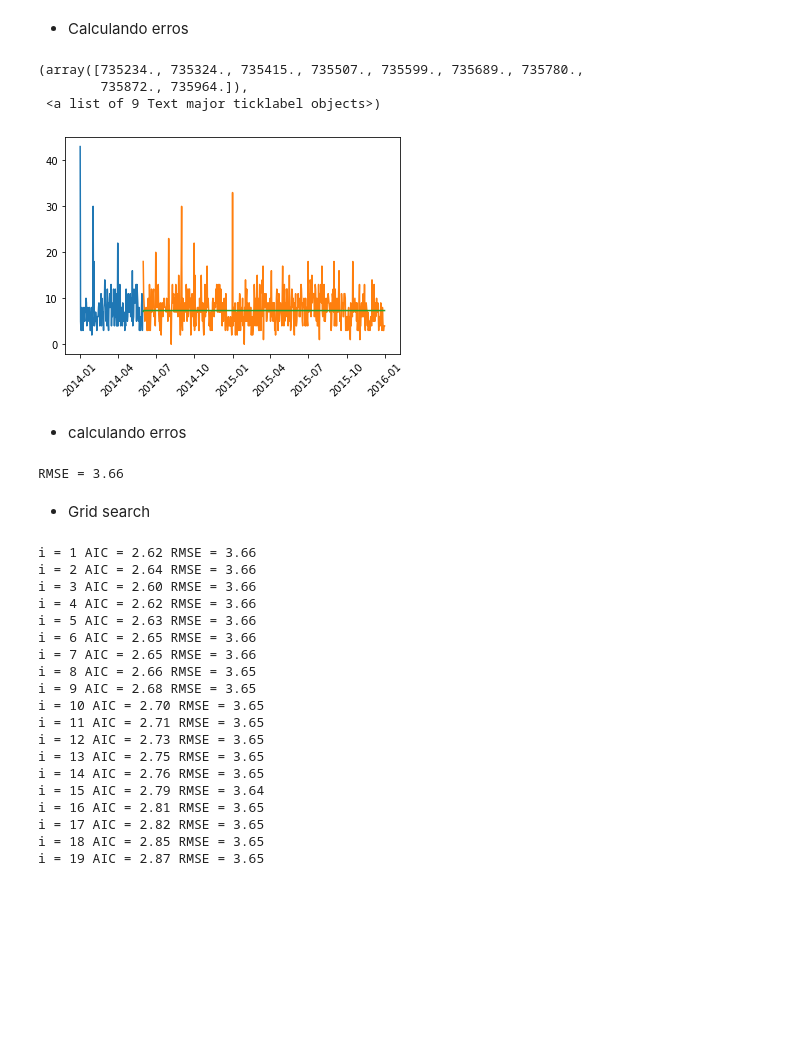
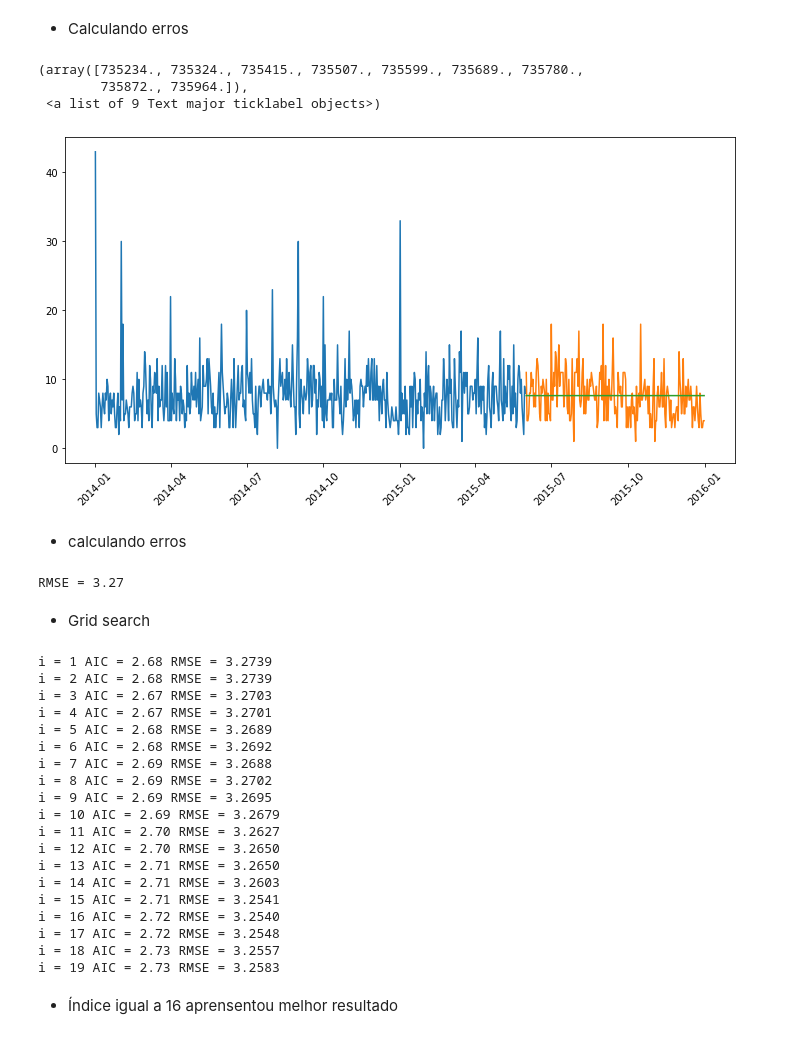
Before and after one commit to robertferro/crimes_ny, a Jupyter notebook: machine_learning-AR-MODEL.ipynb, the cells around one changed output. Drawn from its saved outputs; the diff is of its cells as text; code cells hidden in the pictures; blank space fills up the shorter version.

```diff
--- a/machine_learning-AR-MODEL.ipynb
+++ b/machine_learning-AR-MODEL.ipynb
@@ -219,10 +219,10 @@ lag_plot(crimes_sexuais)
 import warnings
 warnings.filterwarnings('ignore')
 # %%
-t_treino = crimes_sexuais[crimes_sexuais.index<'2014-06-01'].index.values
-t_teste = crimes_sexuais[crimes_sexuais.index>='2014-06-01'].index.values
-X_treino = crimes_sexuais[crimes_sexuais.index<'2014-06-01'].values
-X_teste = crimes_sexuais[crimes_sexuais.index>='2014-06-01'].values
+t_treino = crimes_sexuais[crimes_sexuais.index<'2015-06-01'].index.values
+t_teste = crimes_sexuais[crimes_sexuais.index>='2015-06-01'].index.values
+X_treino = crimes_sexuais[crimes_sexuais.index<'2015-06-01'].values
+X_teste = crimes_sexuais[crimes_sexuais.index>='2015-06-01'].values
 # %% [markdown]
 - aplicando o modelo auto regressivo
 # %%
@@ -273,15 +273,16 @@ X_pred = resultado.predict(start=len(X_treino), end=len(X_treino)+len(X_teste)-1
 # %% [markdown]
  - Calculando erros
 # %%
+plt.figure(figsize=(12,6))
 plt.plot(t_treino,X_treino)
 plt.plot(t_teste,X_teste)
 plt.plot(t_teste,X_pred)
 plt.xticks(rotation=45)
 # %% [output]
 (array([735234., 735324., 735415., 735507., 735599., 735689., 735780.,
         735872., 735964.]),
  <a list of 9 Text major ticklabel objects>)
-[figure, old version]
+[figure, new version]
 # %% [markdown]
  - calculando erros
 # %%
@@ -293,7 +294,7 @@ RMSE = np.sqrt(MSE)
 # %%
 print("RMSE = {:0.2f}".format(RMSE))
 # %% [output]
-RMSE = 3.66
+RMSE = 3.27
 # %% [markdown]
  - Grid search
 # %%
@@ -304,25 +305,27 @@ for i in range(1,20):
     X_pred = resultado.predict(start=len(X_treino), end=len(X_treino)+len(X_teste)-1)
     MSE = mean_squared_error(X_teste,X_pred)
     RMSE = np.sqrt(MSE)
-    print("i = {} AIC = {:0.2f} RMSE = {:0.2f}".format(i, AIC,RMSE))
+    print("i = {} AIC = {:0.2f} RMSE = {:0.4f}".format(i, AIC,RMSE))
 # %% [output]
-i = 1 AIC = 2.62 RMSE = 3.66
-i = 2 AIC = 2.64 RMSE = 3.66
-i = 3 AIC = 2.60 RMSE = 3.66
-i = 4 AIC = 2.62 RMSE = 3.66
-i = 5 AIC = 2.63 RMSE = 3.66
-i = 6 AIC = 2.65 RMSE = 3.66
-i = 7 AIC = 2.65 RMSE = 3.66
-i = 8 AIC = 2.66 RMSE = 3.65
-i = 9 AIC = 2.68 RMSE = 3.65
-i = 10 AIC = 2.70 RMSE = 3.65
-i = 11 AIC = 2.71 RMSE = 3.65
-i = 12 AIC = 2.73 RMSE = 3.65
-i = 13 AIC = 2.75 RMSE = 3.65
-i = 14 AIC = 2.76 RMSE = 3.65
-i = 15 AIC = 2.79 RMSE = 3.64
-i = 16 AIC = 2.81 RMSE = 3.65
-i = 17 AIC = 2.82 RMSE = 3.65
-i = 18 AIC = 2.85 RMSE = 3.65
-i = 19 AIC = 2.87 RMSE = 3.65
+i = 1 AIC = 2.68 RMSE = 3.2739
+i = 2 AIC = 2.68 RMSE = 3.2739
+i = 3 AIC = 2.67 RMSE = 3.2703
+i = 4 AIC = 2.67 RMSE = 3.2701
+i = 5 AIC = 2.68 RMSE = 3.2689
+i = 6 AIC = 2.68 RMSE = 3.2692
+i = 7 AIC = 2.69 RMSE = 3.2688
+i = 8 AIC = 2.69 RMSE = 3.2702
+i = 9 AIC = 2.69 RMSE = 3.2695
+i = 10 AIC = 2.69 RMSE = 3.2679
+i = 11 AIC = 2.70 RMSE = 3.2627
+i = 12 AIC = 2.70 RMSE = 3.2650
+i = 13 AIC = 2.71 RMSE = 3.2650
+i = 14 AIC = 2.71 RMSE = 3.2603
+i = 15 AIC = 2.71 RMSE = 3.2541
+i = 16 AIC = 2.72 RMSE = 3.2540
+i = 17 AIC = 2.72 RMSE = 3.2548
+i = 18 AIC = 2.73 RMSE = 3.2557
+i = 19 AIC = 2.73 RMSE = 3.2583
+# %% [markdown]
+ - Índice igual a 16 aprensentou melhor resultado
 # %%
```
Also changed, not shown: parts of 5 cells of this notebook.
